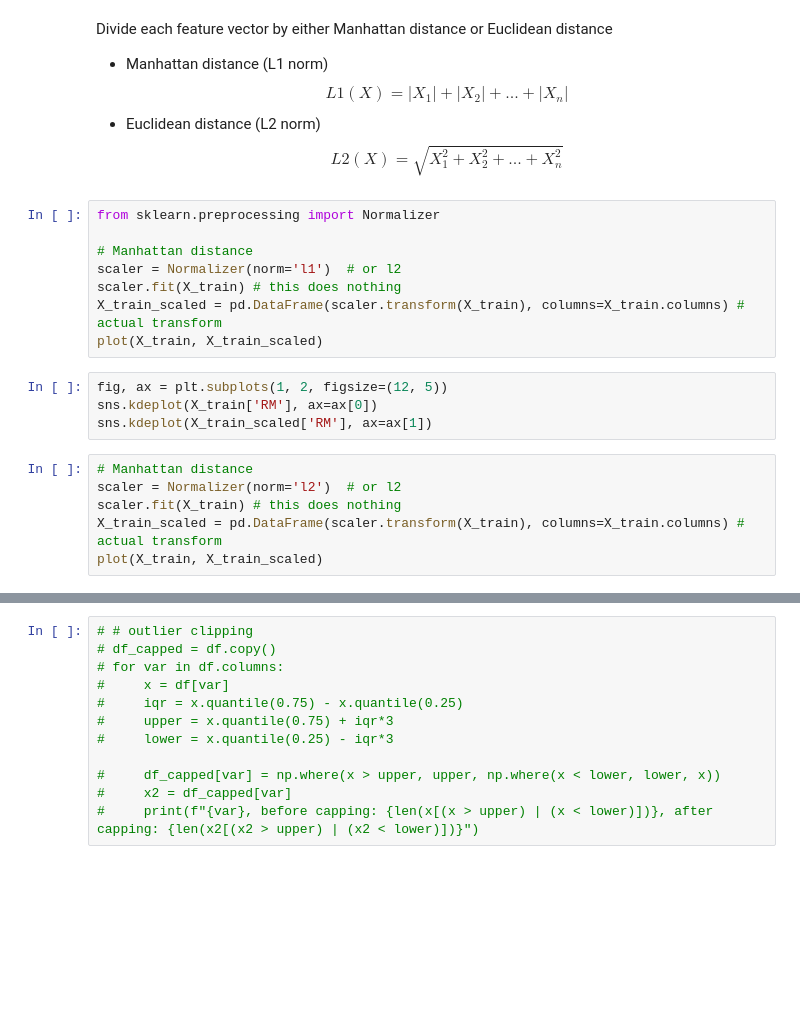
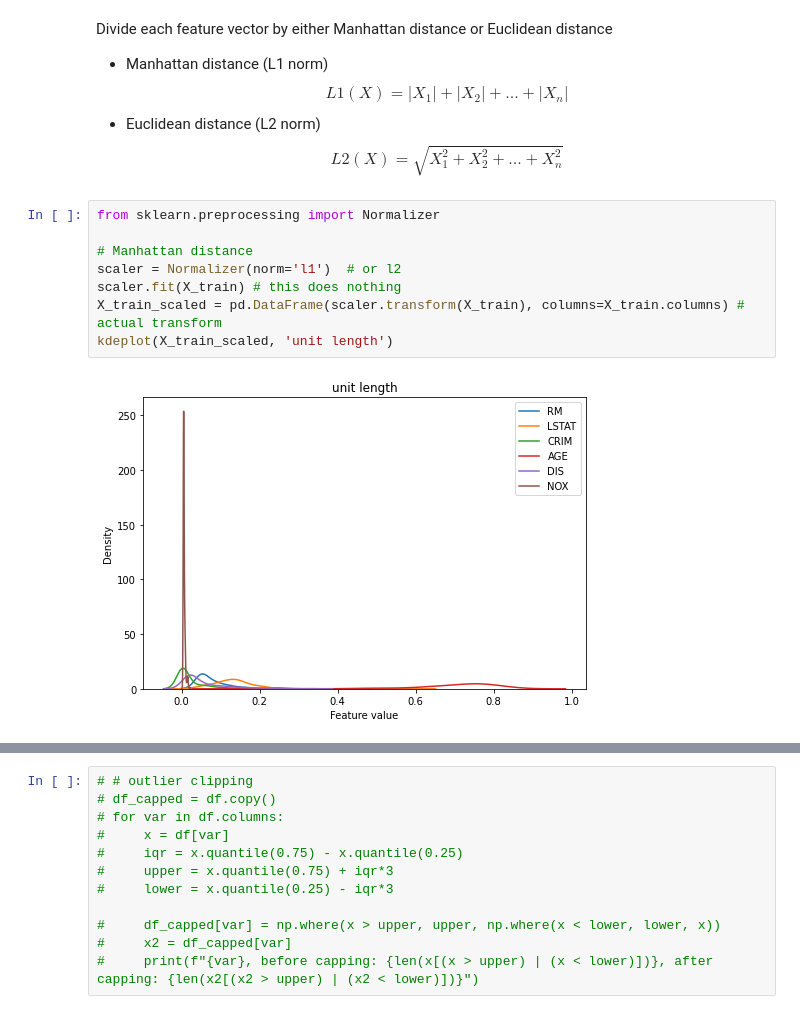
Before and after one commit to mkang32/feature-engineering, a Jupyter notebook: notebooks/6.feature_scaling/feature_scaling.ipynb, the cells around one changed output, grey strips where cells are left out. Drawn from its saved outputs; the diff is of its cells as text; blank space fills up the shorter version.

```diff
--- a/notebooks/6.feature_scaling/feature_scaling.ipynb
+++ b/notebooks/6.feature_scaling/feature_scaling.ipynb
@@ -341,21 +377,13 @@ Divide each feature vector by either Manhattan distance or Euclidean distance
 # %%
 from sklearn.preprocessing import Normalizer
 
 # Manhattan distance
 scaler = Normalizer(norm='l1')  # or l2
 scaler.fit(X_train) # this does nothing
 X_train_scaled = pd.DataFrame(scaler.transform(X_train), columns=X_train.columns) # actual transform
-plot(X_train, X_train_scaled)
+kdeplot(X_train_scaled, 'unit length')
+# %% [output]
+[figure, added]
-# %%
-fig, ax = plt.subplots(1, 2, figsize=(12, 5))
-sns.kdeplot(X_train['RM'], ax=ax[0])
-sns.kdeplot(X_train_scaled['RM'], ax=ax[1])
-# %%
-# Manhattan distance
-scaler = Normalizer(norm='l2')  # or l2
-scaler.fit(X_train) # this does nothing
-X_train_scaled = pd.DataFrame(scaler.transform(X_train), columns=X_train.columns) # actual transform
-plot(X_train, X_train_scaled)
 # %%
 fig, ax = plt.subplots(1, 2, figsize=(12, 5))
 sns.kdeplot(X_train['RM'], ax=ax[0])
```
Also changed, not shown: parts of 9 cells of this notebook.
